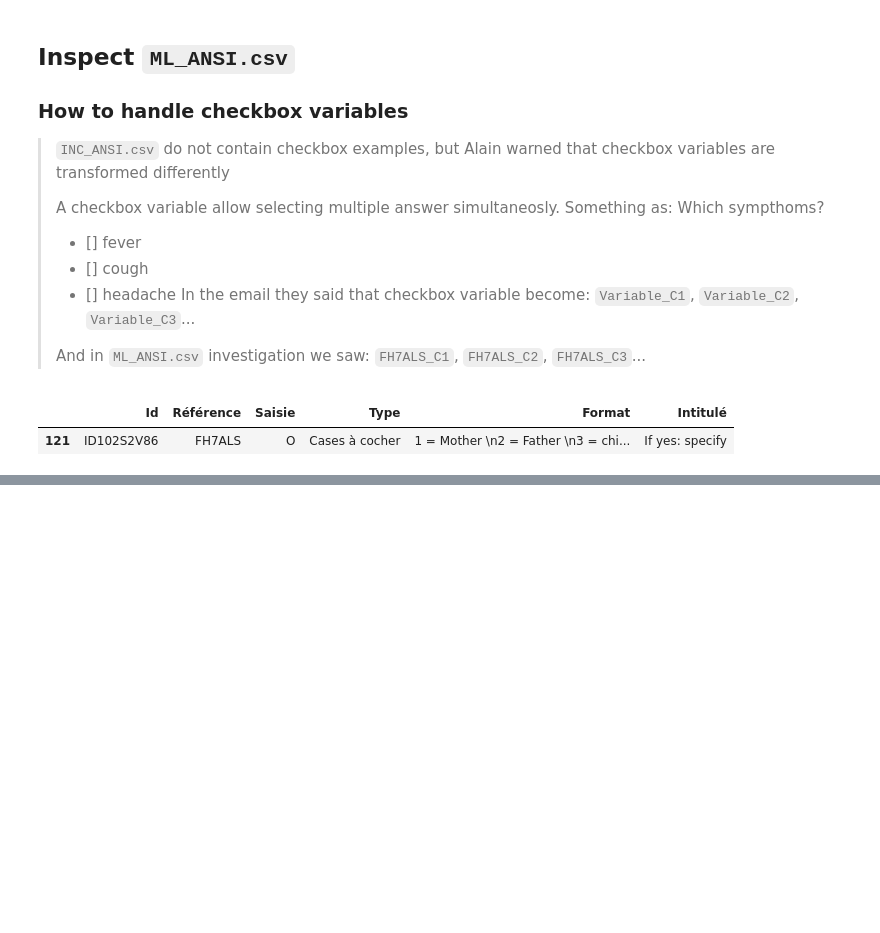
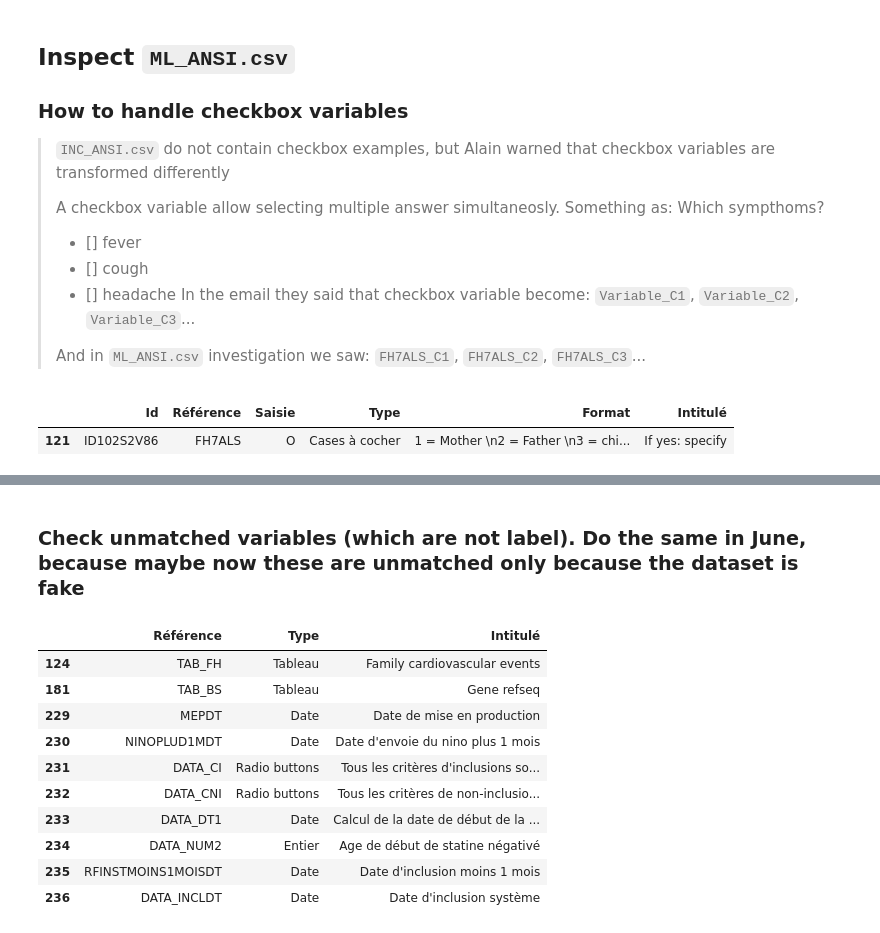
Before and after one commit to gpietrop/fh-project, a Jupyter notebook: database/mock-up/inspect.ipynb, the cells around one changed output, grey strips where cells are left out. Drawn from its saved outputs; the diff is of its cells as text; code cells hidden in the pictures; blank space fills up the shorter version.

```diff
--- a/database/mock-up/inspect.ipynb
+++ b/database/mock-up/inspect.ipynb
@@ -309,0 +373,21 @@ ml[checkbox_cols].head()
+# %% [markdown]
+### Check unmatched variables (which are not label). Do the same in June, because maybe now these are unmatched only because the dataset is fake
+# %%
+col_fields = ["INC_export_cols", "ML_export_cols", "TAB_BS_export_cols", "TAB_FH_export_cols"]
+
+variables["has_export_match"] = variables[col_fields].apply(lambda row: any(len(x) > 0 for x in row), axis=1)
+
+unmatched_non_label = variables[(variables["has_export_match"] == False) & (variables["Type"] != "Label")].copy()
+unmatched_non_label[["Référence", "Type", "Intitulé"]]
+# %% [output]
+|  | Référence | Type | Intitulé |
+| 124 | TAB_FH | Tableau | Family cardiovascular events |
+| 181 | TAB_BS | Tableau | Gene refseq |
+| 229 | MEPDT | Date | Date de mise en production |
+| 230 | NINOPLUD1MDT | Date | Date d'envoie du nino plus 1 mois |
+| 231 | DATA_CI | Radio buttons | Tous les critères d'inclusions so... |
+| 232 | DATA_CNI | Radio buttons | Tous les critères de non-inclusio... |
+| 233 | DATA_DT1 | Date | Calcul de la date de début de la ... |
+| 234 | DATA_NUM2 | Entier | Age de début de statine négativé |
+| 235 | RFINSTMOINS1MOISDT | Date | Date d'inclusion moins 1 mois |
+| 236 | DATA_INCLDT | Date | Date d'inclusion système |
```
Also changed, not shown: parts of 10 cells of this notebook, 2 other files.
